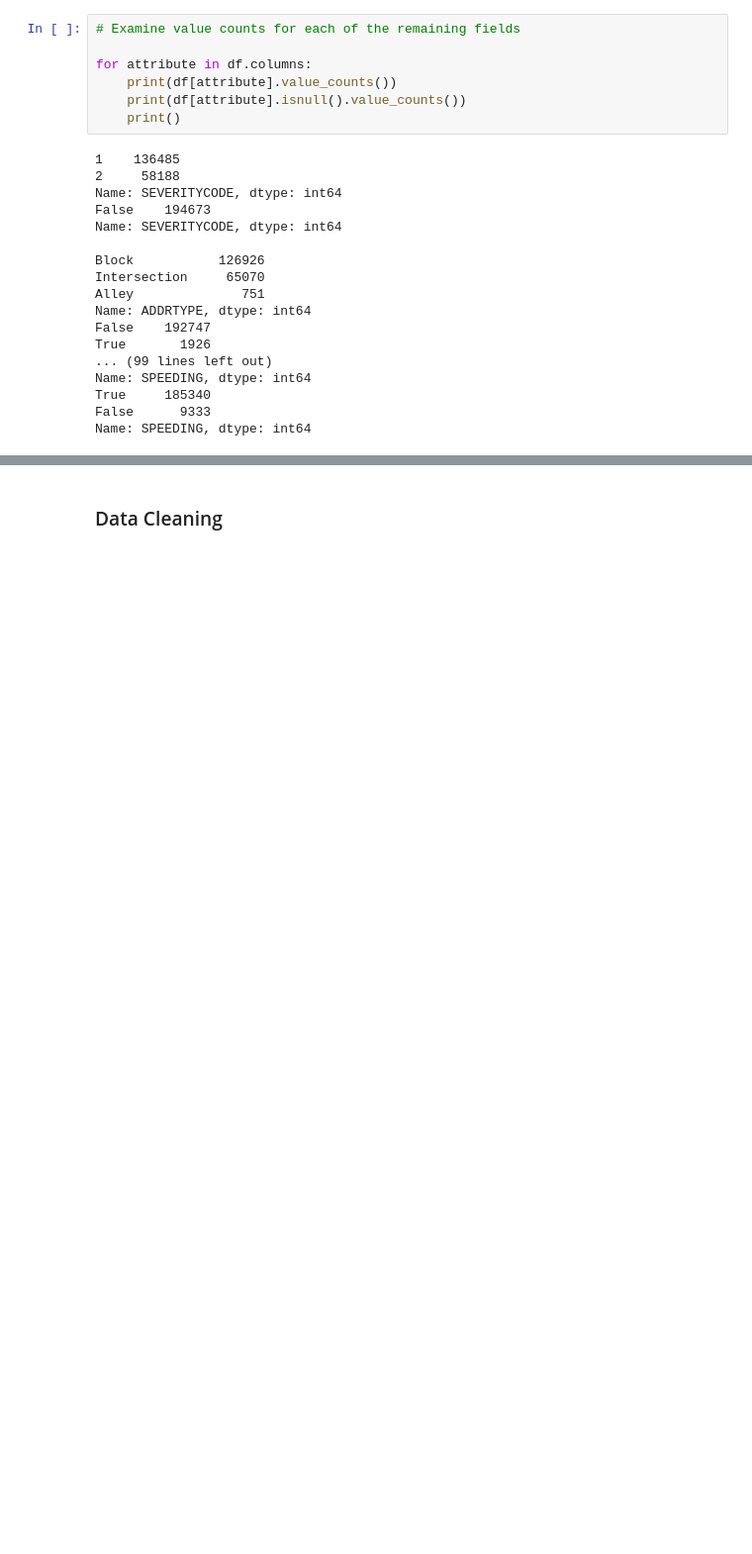
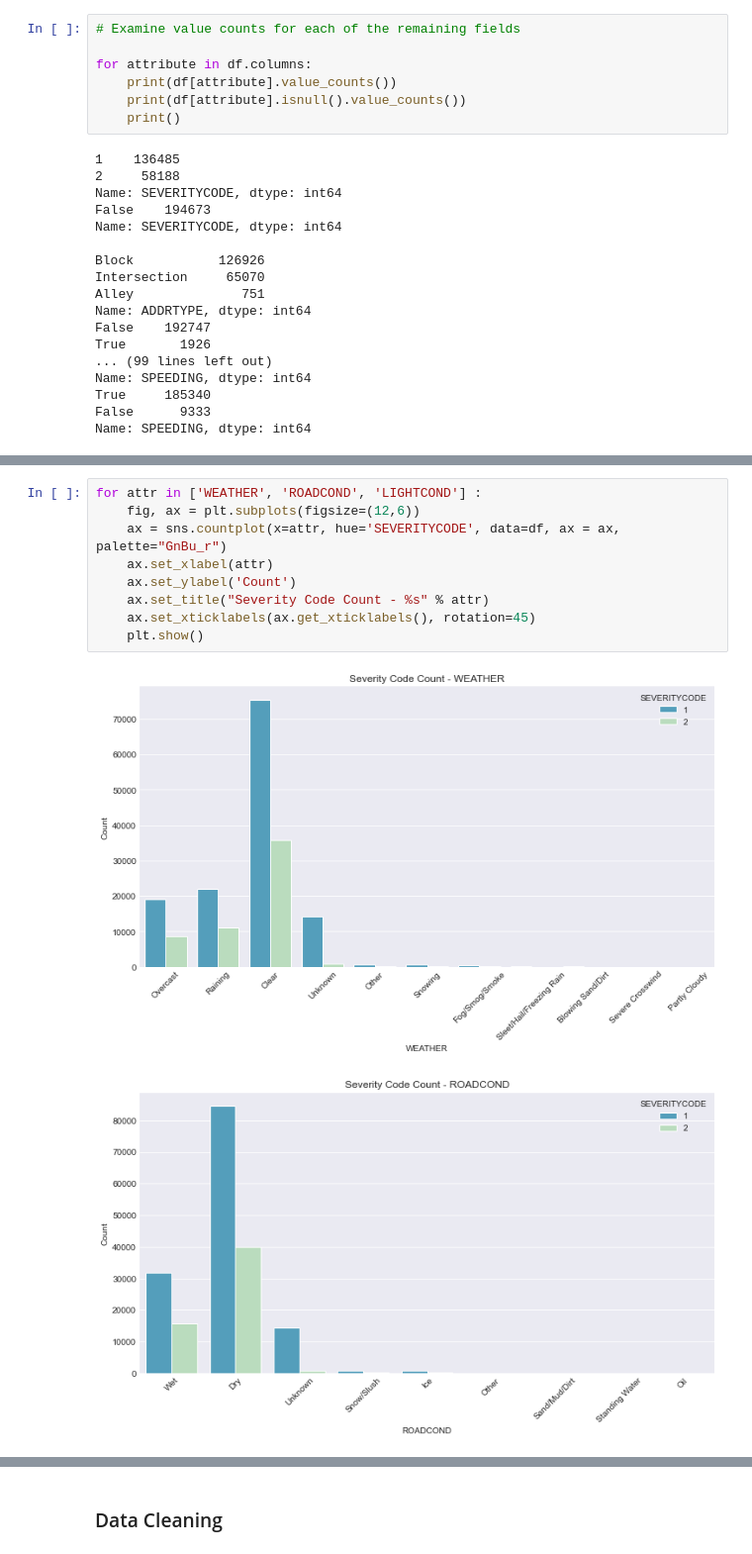
Before and after one commit to sumeetgrewal/capstone-dsp, a Jupyter notebook: project.ipynb, the cells around one changed output, grey strips where cells are left out. Shown at 99% size. Cells and saved outputs as stored; diff of their text form; blank space fills up the shorter version.

```diff
--- a/project.ipynb
+++ b/project.ipynb
@@ -170,0 +170,12 @@ Text(0.5, 1.0, 'Number of Collisions by Collision Type')
+# %%
+for attr in ['WEATHER', 'ROADCOND', 'LIGHTCOND'] :
+    fig, ax = plt.subplots(figsize=(12,6))
+    ax = sns.countplot(x=attr, hue='SEVERITYCODE', data=df, ax = ax, palette="GnBu_r")
+    ax.set_xlabel(attr)
+    ax.set_ylabel('Count')
+    ax.set_title("Severity Code Count - %s" % attr)
+    ax.set_xticklabels(ax.get_xticklabels(), rotation=45)
+    plt.show()
+# %% [output]
+[figure, added]
+[figure, added]
```
Also changed, not shown: parts of 8 cells of this notebook.
